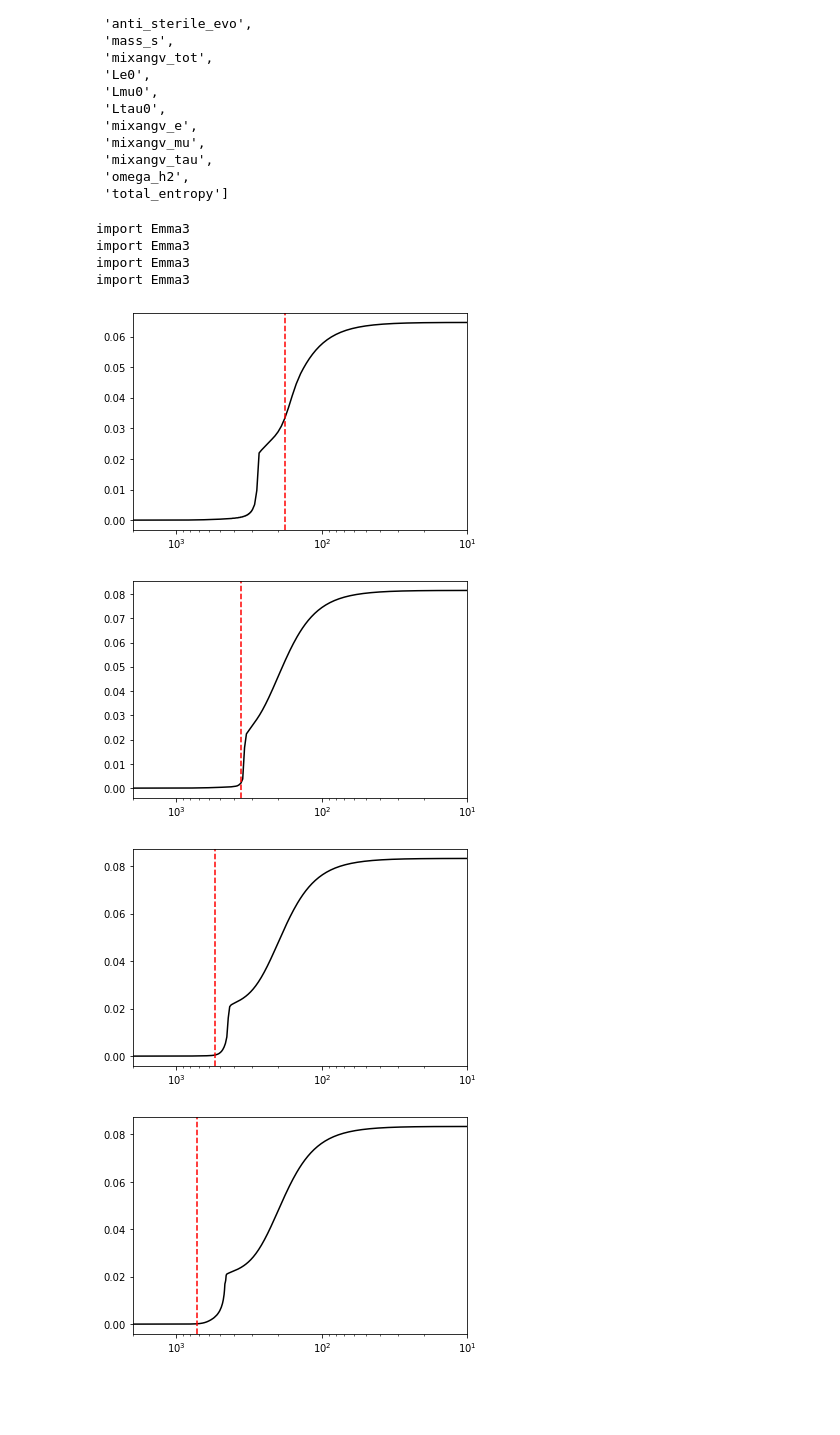
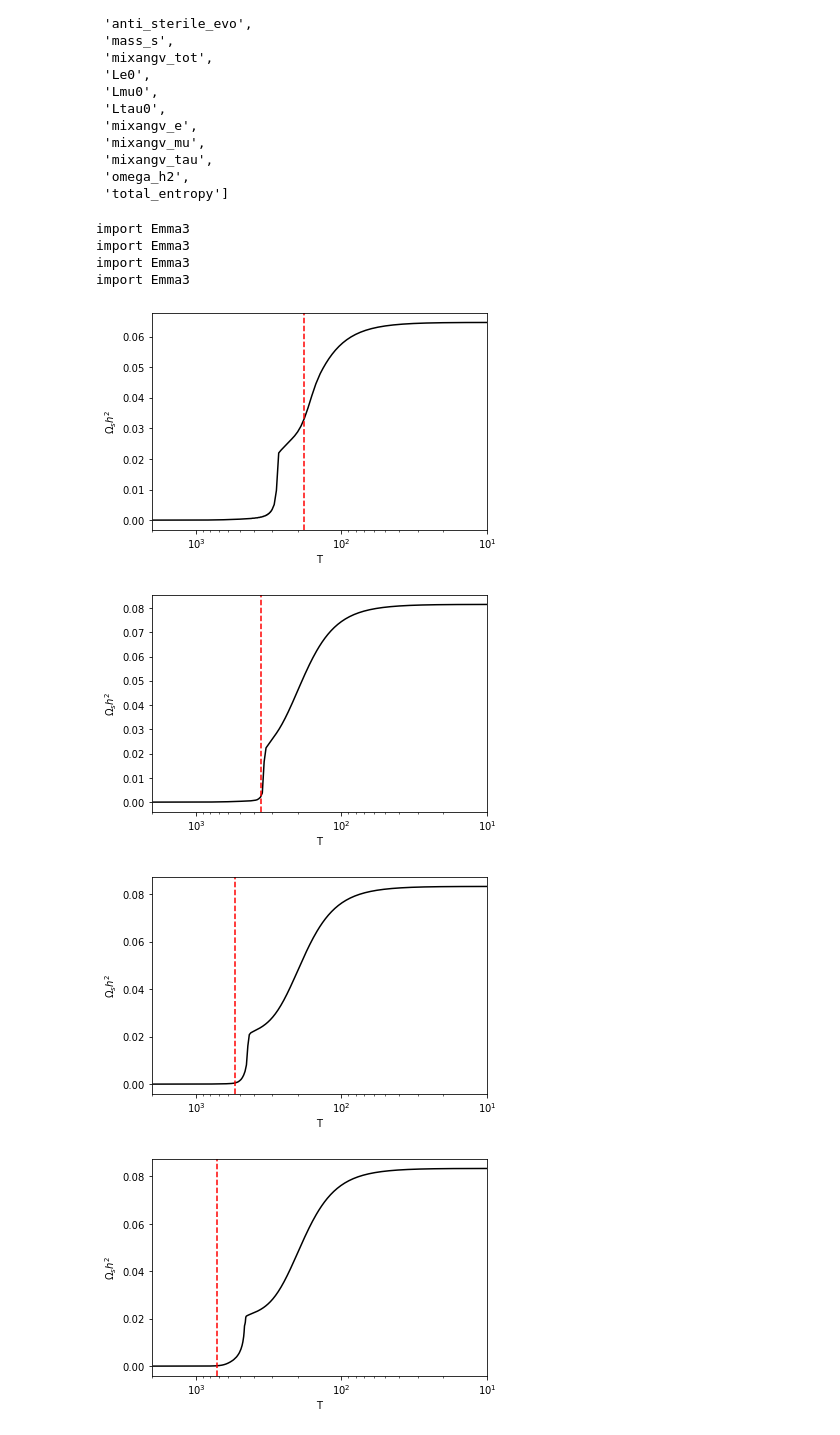
Before and after one commit to emmahorner/new_QCD, a Jupyter notebook: Different QCD Ts Production.ipynb, the cells around one changed output. Drawn from its saved outputs; the diff is of its cells as text; code cells hidden in the pictures; blank space fills up the shorter version.

Commit message:
more production graphs

```diff
--- a/Different QCD Ts Production.ipynb
+++ b/Different QCD Ts Production.ipynb
@@ -82,33 +82,42 @@ data_file.files
  'omega_h2',
  'total_entropy']
 # %%
+all_T = []
+all_om = []
 for temp in qcd_temp:
 
     data_file = np.load("3to1 model/"+str(temp)+"x1.20e-03x1.60e-09.npz", allow_pickle=True)
 
     T, g, gs = nw.new_gstar(temp, std_absolute_T=False)
 
     sg.save_spline_params(T, g, gs)
 
     importlib.reload(Num_SH_fast)
 
 
     T = data_file['T']
     eps = data_file['epsilon']
     om = np.zeros_like(T)
     for i in range(len(om)):
         om[i] = EH.e_density(0.0071, eps, eps**2 * data_file['sterile_evo'][i], eps**2 * data_file['anti_sterile_evo'][i])
 
     plt.figure()
     plt.semilogx(T, om, c='k')
     plt.axvline(temp, c='r', ls='--')
     plt.xlim(2000,10)
+
+    plt.ylabel(r'$\Omega_s h^2$')
+    plt.xlabel('T')
+
+
+    all_T.append(T)
+    all_om.append(om)
 # %% [output]
 import Emma3
 import Emma3
 import Emma3
 import Emma3
-[figure, old version]
+[figure, new version]
-[figure, old version]
+[figure, new version]
-[figure, old version]
+[figure, new version]
-[figure, old version]
+[figure, new version]
```
Also changed, not shown: parts of 5 cells of this notebook.
